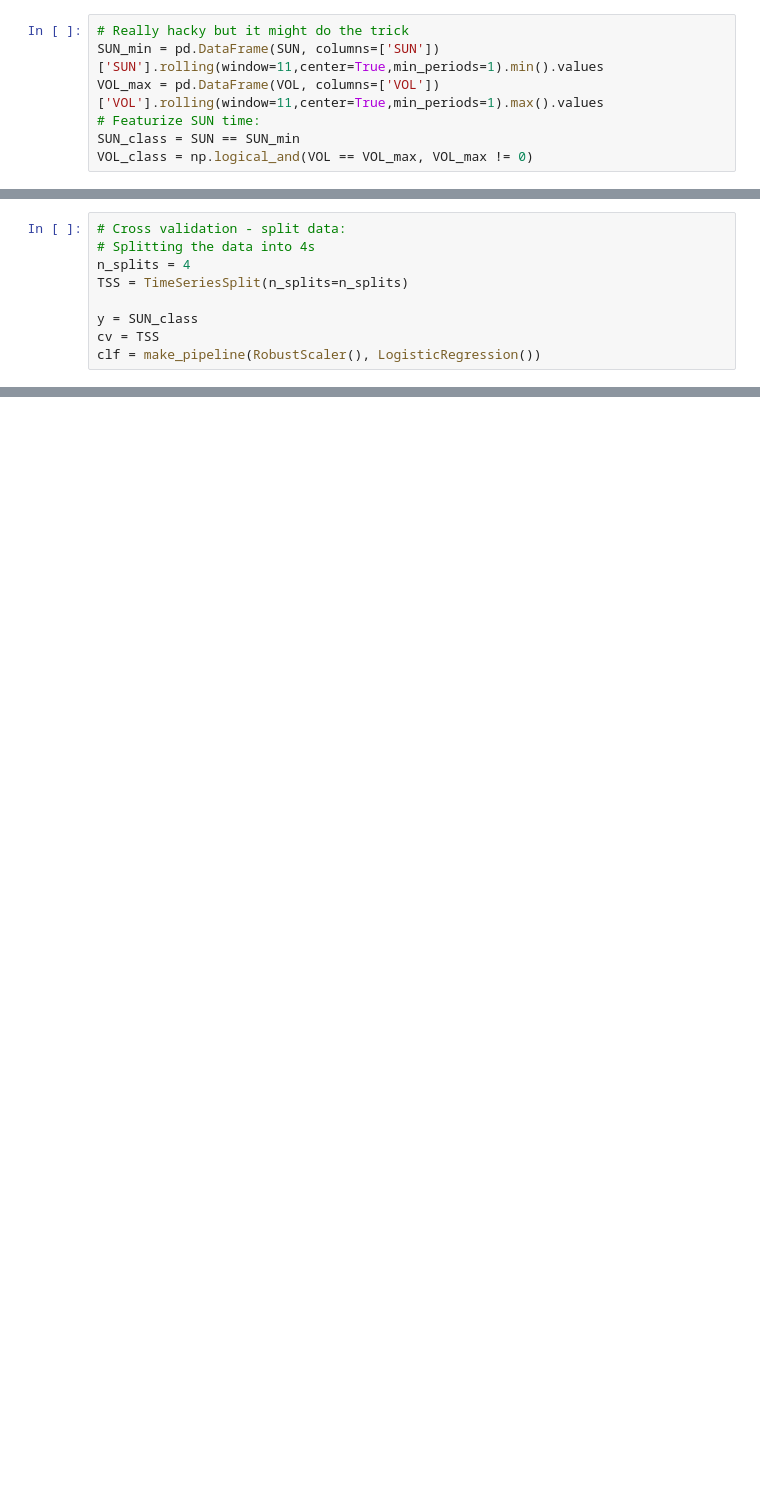
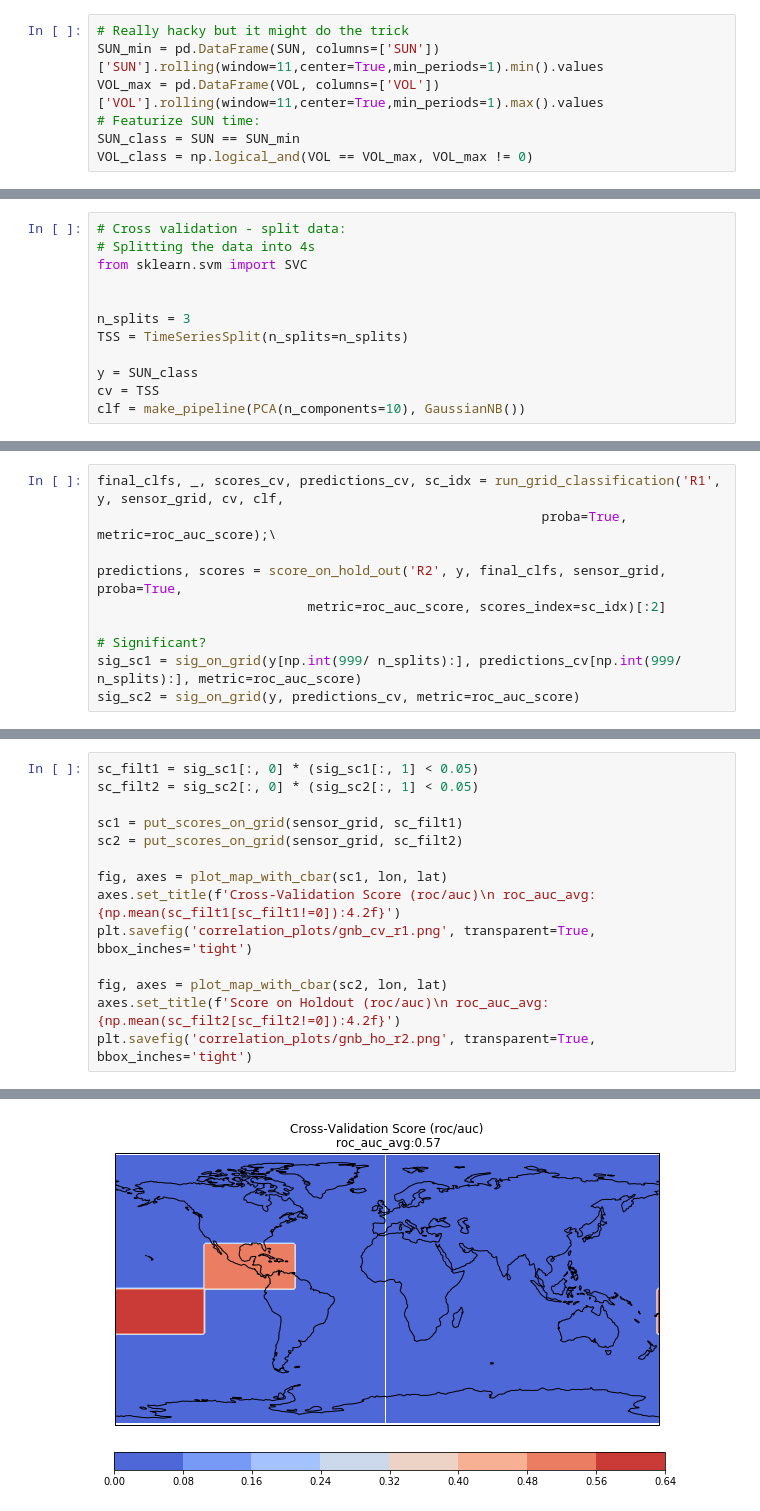
Before and after one commit to HIDA-Datathon/team_agnostic, a Jupyter notebook: SensorArray.ipynb, the cells around one changed output, grey strips where cells are left out. Saved outputs shown, nothing was run; the diff lists cells and outputs as text; blank space fills up the shorter version.

```diff
--- a/SensorArray.ipynb
+++ b/SensorArray.ipynb
@@ -140,9 +210,12 @@ len_lon
 # %%
 # Cross validation - split data:
 # Splitting the data into 4s
-n_splits = 4
+from sklearn.svm import SVC
+
+
+n_splits = 3
 TSS = TimeSeriesSplit(n_splits=n_splits)
 
 y = SUN_class
 cv = TSS
-clf = make_pipeline(RobustScaler(), LogisticRegression())
+clf = make_pipeline(PCA(n_components=10), GaussianNB())
@@ -233,0 +222,10 @@ TSS.n_splits
+# %%
+final_clfs, _, scores_cv, predictions_cv, sc_idx = run_grid_classification('R1', y, sensor_grid, cv, clf,
+                                                         proba=True, metric=roc_auc_score);\
+
+predictions, scores = score_on_hold_out('R2', y, final_clfs, sensor_grid, proba=True,
+                           metric=roc_auc_score, scores_index=sc_idx)[:2]
+
+# Significant?
+sig_sc1 = sig_on_grid(y[np.int(999/ n_splits):], predictions_cv[np.int(999/ n_splits):], metric=roc_auc_score)
+sig_sc2 = sig_on_grid(y, predictions_cv, metric=roc_auc_score)
@@ -233,0 +235,15 @@ TSS.n_splits
+# %%
+sc_filt1 = sig_sc1[:, 0] * (sig_sc1[:, 1] < 0.05)
+sc_filt2 = sig_sc2[:, 0] * (sig_sc2[:, 1] < 0.05)
+
+sc1 = put_scores_on_grid(sensor_grid, sc_filt1)
+sc2 = put_scores_on_grid(sensor_grid, sc_filt2)
+
+fig, axes = plot_map_with_cbar(sc1, lon, lat)
+axes.set_title(f'Cross-Validation Score (roc/auc)\n roc_auc_avg:{np.mean(sc_filt1[sc_filt1!=0]):4.2f}')
+plt.savefig('correlation_plots/gnb_cv_r1.png', transparent=True, bbox_inches='tight')
+
+fig, axes = plot_map_with_cbar(sc2, lon, lat)
+axes.set_title(f'Score on Holdout (roc/auc)\n roc_auc_avg:{np.mean(sc_filt2[sc_filt2!=0]):4.2f}')
+plt.savefig('correlation_plots/gnb_ho_r2.png', transparent=True, bbox_inches='tight')
+# %% [output]
@@ -233,0 +251 @@ TSS.n_splits
+[figure, added]
```
Also changed, not shown: parts of 19 cells of this notebook, 7 other files.
